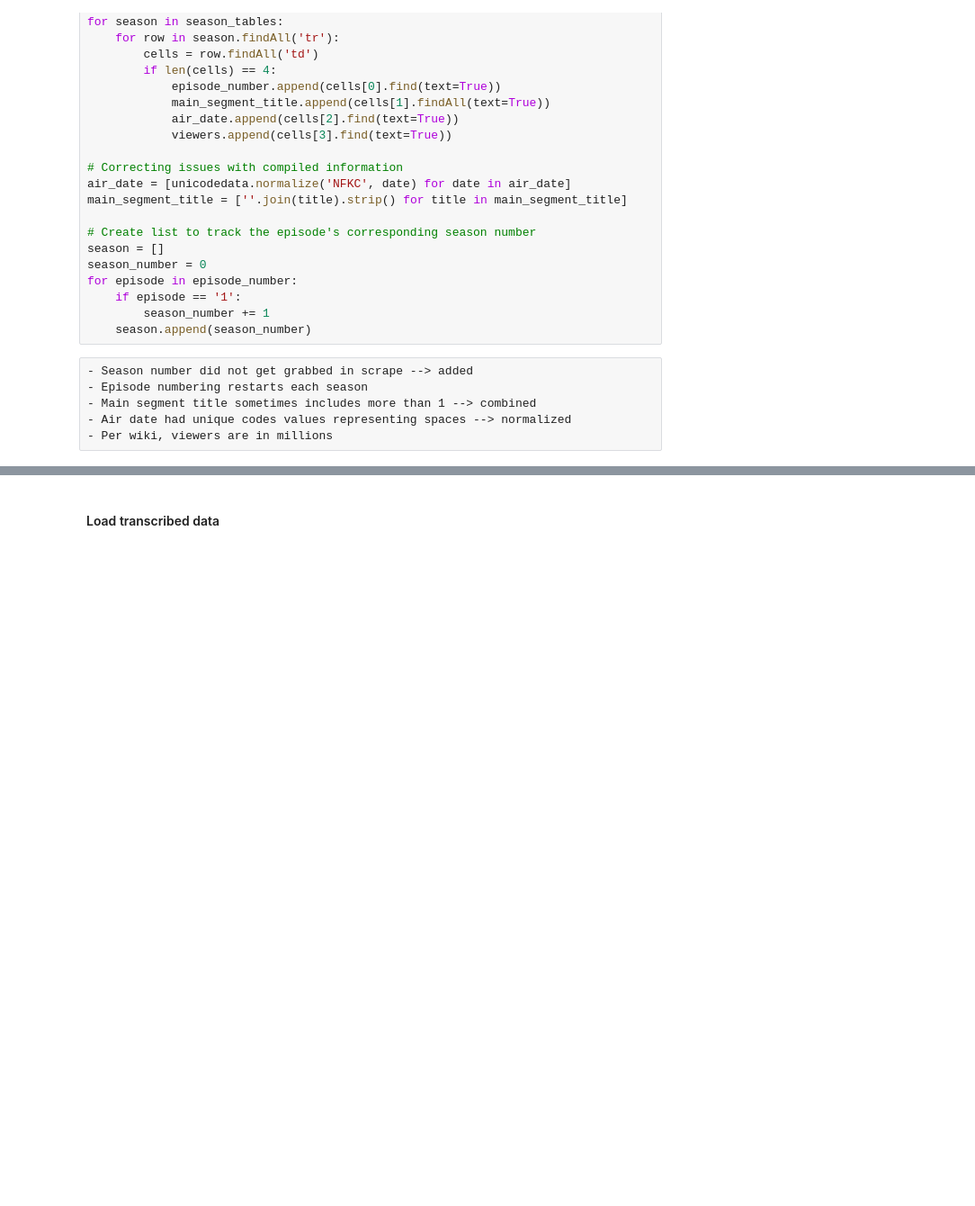
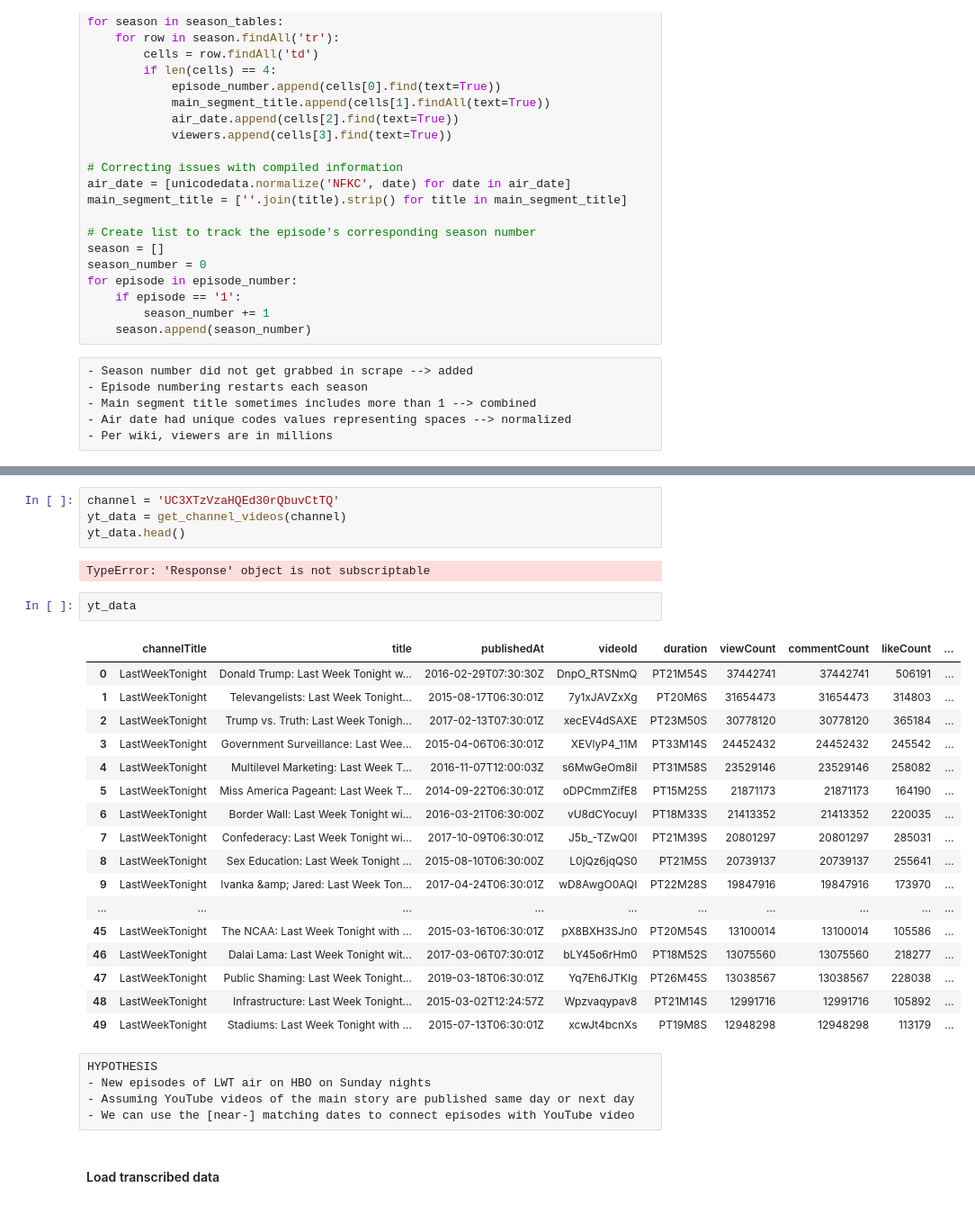
Before and after one commit to jweisman11/lastweektonight, a Jupyter notebook: analyze_lwt_text.ipynb, the cells around one changed output, grey strips where cells are left out. Shown: that part at 90% size. Saved outputs shown, nothing was run; the diff lists cells and outputs as text; blank space fills up the shorter version.

```diff
--- a/analyze_lwt_text.ipynb
+++ b/analyze_lwt_text.ipynb
@@ -125,3 +258,34 @@ lwt_episodes
+# %%
+channel = 'UC3XTzVzaHQEd30rQbuvCtTQ'
+yt_data = get_channel_videos(channel)
+yt_data.head()
+# %% [output]
+TypeError: 'Response' object is not subscriptable
+# %%
+yt_data
+# %% [output]
+|  | channelTitle | title | publishedAt | videoId | duration | viewCount | commentCount | likeCount | ... |
+| 0 | LastWeekTonight | Donald Trump: Last Week Tonight w... | 2016-02-29T07:30:30Z | DnpO_RTSNmQ | PT21M54S | 37442741 | 37442741 | 506191 | ... |
+| 1 | LastWeekTonight | Televangelists: Last Week Tonight... | 2015-08-17T06:30:01Z | 7y1xJAVZxXg | PT20M6S | 31654473 | 31654473 | 314803 | ... |
+| 2 | LastWeekTonight | Trump vs. Truth: Last Week Tonigh... | 2017-02-13T07:30:01Z | xecEV4dSAXE | PT23M50S | 30778120 | 30778120 | 365184 | ... |
+| 3 | LastWeekTonight | Government Surveillance: Last Wee... | 2015-04-06T06:30:01Z | XEVlyP4_11M | PT33M14S | 24452432 | 24452432 | 245542 | ... |
+| 4 | LastWeekTonight | Multilevel Marketing: Last Week T... | 2016-11-07T12:00:03Z | s6MwGeOm8iI | PT31M58S | 23529146 | 23529146 | 258082 | ... |
+| 5 | LastWeekTonight | Miss America Pageant: Last Week T... | 2014-09-22T06:30:01Z | oDPCmmZifE8 | PT15M25S | 21871173 | 21871173 | 164190 | ... |
+| 6 | LastWeekTonight | Border Wall: Last Week Tonight wi... | 2016-03-21T06:30:00Z | vU8dCYocuyI | PT18M33S | 21413352 | 21413352 | 220035 | ... |
+| 7 | LastWeekTonight | Confederacy: Last Week Tonight wi... | 2017-10-09T06:30:01Z | J5b_-TZwQ0I | PT21M39S | 20801297 | 20801297 | 285031 | ... |
+| 8 | LastWeekTonight | Sex Education: Last Week Tonight ... | 2015-08-10T06:30:00Z | L0jQz6jqQS0 | PT21M5S | 20739137 | 20739137 | 255641 | ... |
+| 9 | LastWeekTonight | Ivanka &amp; Jared: Last Week Ton... | 2017-04-24T06:30:01Z | wD8AwgO0AQI | PT22M28S | 19847916 | 19847916 | 173970 | ... |
+| ... | ... | ... | ... | ... | ... | ... | ... | ... | ... |
+| 45 | LastWeekTonight | The NCAA: Last Week Tonight with ... | 2015-03-16T06:30:01Z | pX8BXH3SJn0 | PT20M54S | 13100014 | 13100014 | 105586 | ... |
+| 46 | LastWeekTonight | Dalai Lama: Last Week Tonight wit... | 2017-03-06T07:30:01Z | bLY45o6rHm0 | PT18M52S | 13075560 | 13075560 | 218277 | ... |
+| 47 | LastWeekTonight | Public Shaming: Last Week Tonight... | 2019-03-18T06:30:01Z | Yq7Eh6JTKIg | PT26M45S | 13038567 | 13038567 | 228038 | ... |
+| 48 | LastWeekTonight | Infrastructure: Last Week Tonight... | 2015-03-02T12:24:57Z | Wpzvaqypav8 | PT21M14S | 12991716 | 12991716 | 105892 | ... |
+| 49 | LastWeekTonight | Stadiums: Last Week Tonight with ... | 2015-07-13T06:30:01Z | xcwJt4bcnXs | PT19M8S | 12948298 | 12948298 | 113179 | ... |
+# %% [raw]
+HYPOTHESIS
+- New episodes of LWT air on HBO on Sunday nights
+- Assuming YouTube videos of the main story are published same day or next day
+- We can use the [near-] matching dates to connect episodes with YouTube video
 # %% [markdown]
 #### Load transcribed data
 # %%
```
Also changed, not shown: parts of 10 cells of this notebook, 1 other file.
